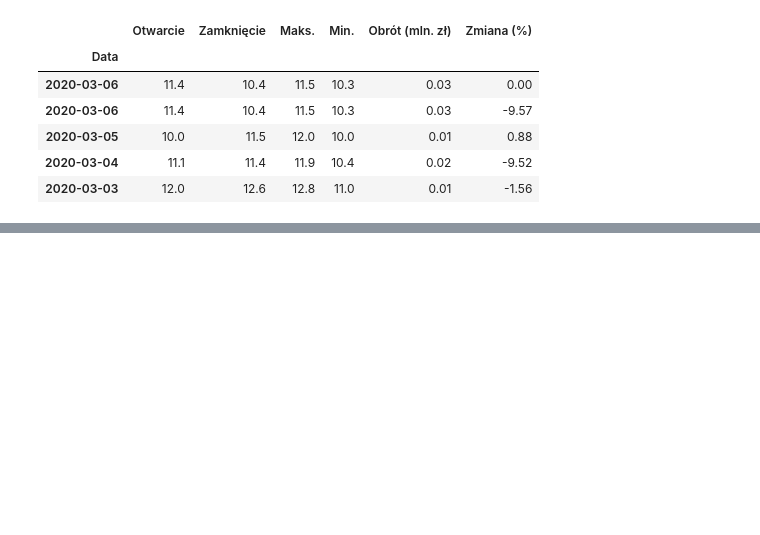
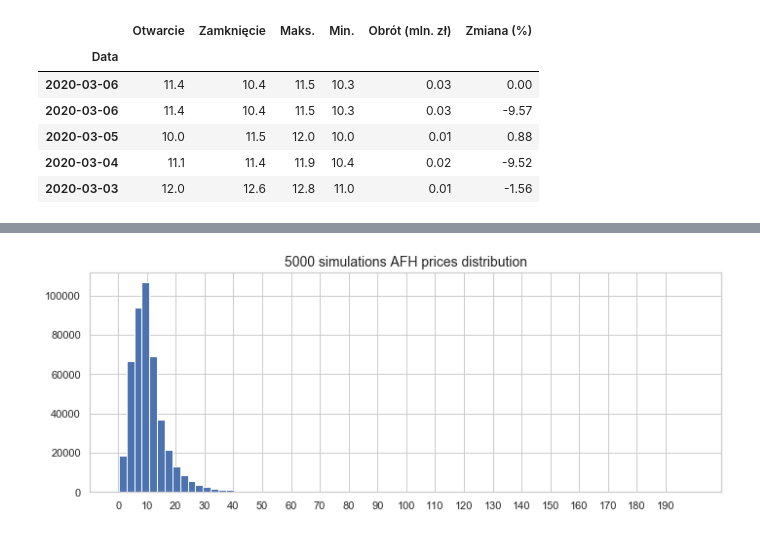
Before and after one commit to JetBlack101/Monte-Carlo-simulations, a Jupyter notebook: Monte Carlo stock price simulation.ipynb, the cells around one changed output, grey strips where cells are left out. Drawn from its saved outputs; the diff is of its cells as text; code cells hidden in the pictures; blank space fills up the shorter version.

```diff
--- a/Monte Carlo stock price simulation.ipynb
+++ b/Monte Carlo stock price simulation.ipynb
@@ -76 +139,12 @@ def sim(days_ahead):
+# %%
+fig = plt.figure(figsize=(10, 4))
+
+plt.hist(all_results.values.reshape(-1,1), bins=75)
+plt.xticks([tick for tick in range(0,int(np.max(all_results.values)),10)])
+plt.title(f"{simulations} simulations AFH prices distribution", size=14)
+
+plt.tight_layout()
+plt.show()
+# %% [output]
+[figure, added]
 # %%
```
Also changed, not shown: parts of 20 cells of this notebook.
